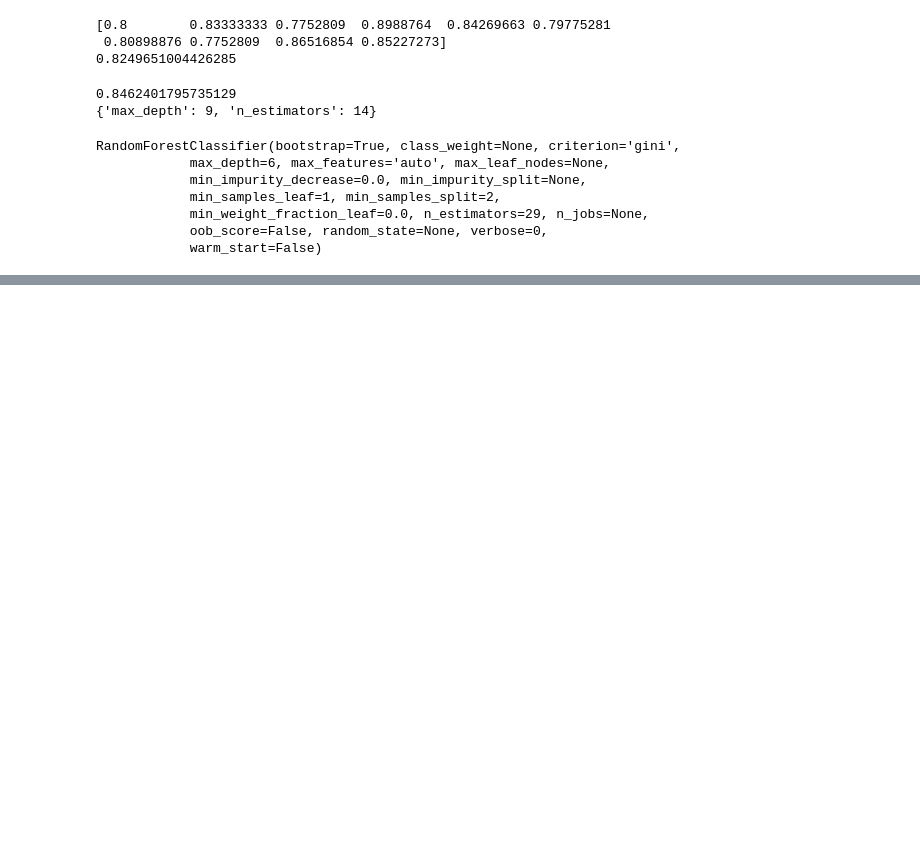
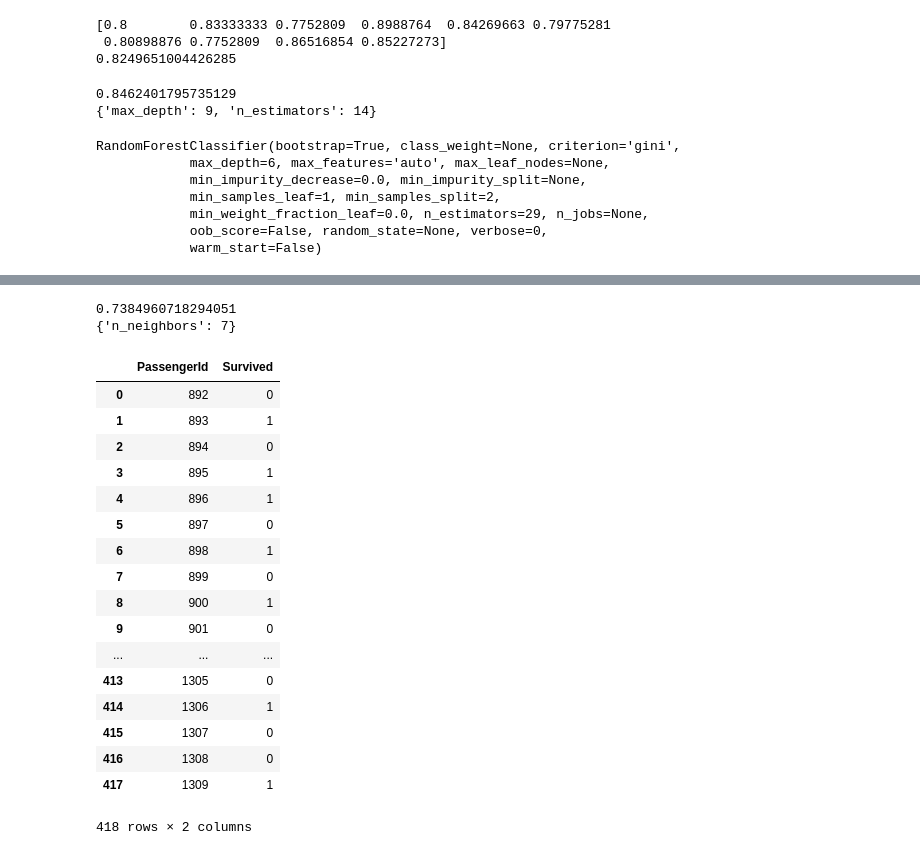
Before and after one commit to Elwing-Chou/MLFTC, a Jupyter notebook: titanic.ipynb, the cells around one changed output, grey strips where cells are left out. Saved outputs shown, nothing was run; the diff lists cells and outputs as text; code cells hidden in the pictures; blank space fills up the shorter version.

```diff
--- a/titanic.ipynb
+++ b/titanic.ipynb
@@ -341,0 +326,51 @@ _
+# %%
+from sklearn.neighbors import KNeighborsClassifier
+clf = KNeighborsClassifier()
+params = {
+    "n_neighbors":range(5, 20)
+}
+search = GridSearchCV(clf, params, n_jobs=4, cv=10)
+search.fit(x, y)
+print(search.best_score_)
+print(search.best_params_)
+# %% [output]
+0.7384960718294051
+{'n_neighbors': 7}
+# %%
+from sklearn.preprocessing import MinMaxScaler
+scaler = MinMaxScaler()
+x_scale = scaler.fit_transform(x)
+pd.DataFrame(x_scale)
+# %%
+
+clf = KNeighborsClassifier(n_neighbors=7)
+clf.fit(x_scale, y)
+x_test_scale = scaler.transform(testdf.drop(["PassengerId"], axis=1))
+pre = clf.predict(x_test_scale)
+result = pd.DataFrame()
+result["PassengerId"] = testdf["PassengerId"]
+result["Survived"] = pre
+result.to_csv("titanic.csv",
+              encoding="utf-8",
+              index=False)
+files.download('titanic.csv')
+result
+# %% [output]
+|  | PassengerId | Survived |
+| 0 | 892 | 0 |
+| 1 | 893 | 1 |
+| 2 | 894 | 0 |
+| 3 | 895 | 1 |
+| 4 | 896 | 1 |
+| 5 | 897 | 0 |
+| 6 | 898 | 1 |
+| 7 | 899 | 0 |
+| 8 | 900 | 1 |
+| 9 | 901 | 0 |
+| ... | ... | ... |
+| 413 | 1305 | 0 |
+| 414 | 1306 | 1 |
+| 415 | 1307 | 0 |
+| 416 | 1308 | 0 |
+| 417 | 1309 | 1 |
+418 rows × 2 columns
```
Also changed, not shown: parts of 3 cells of this notebook.
